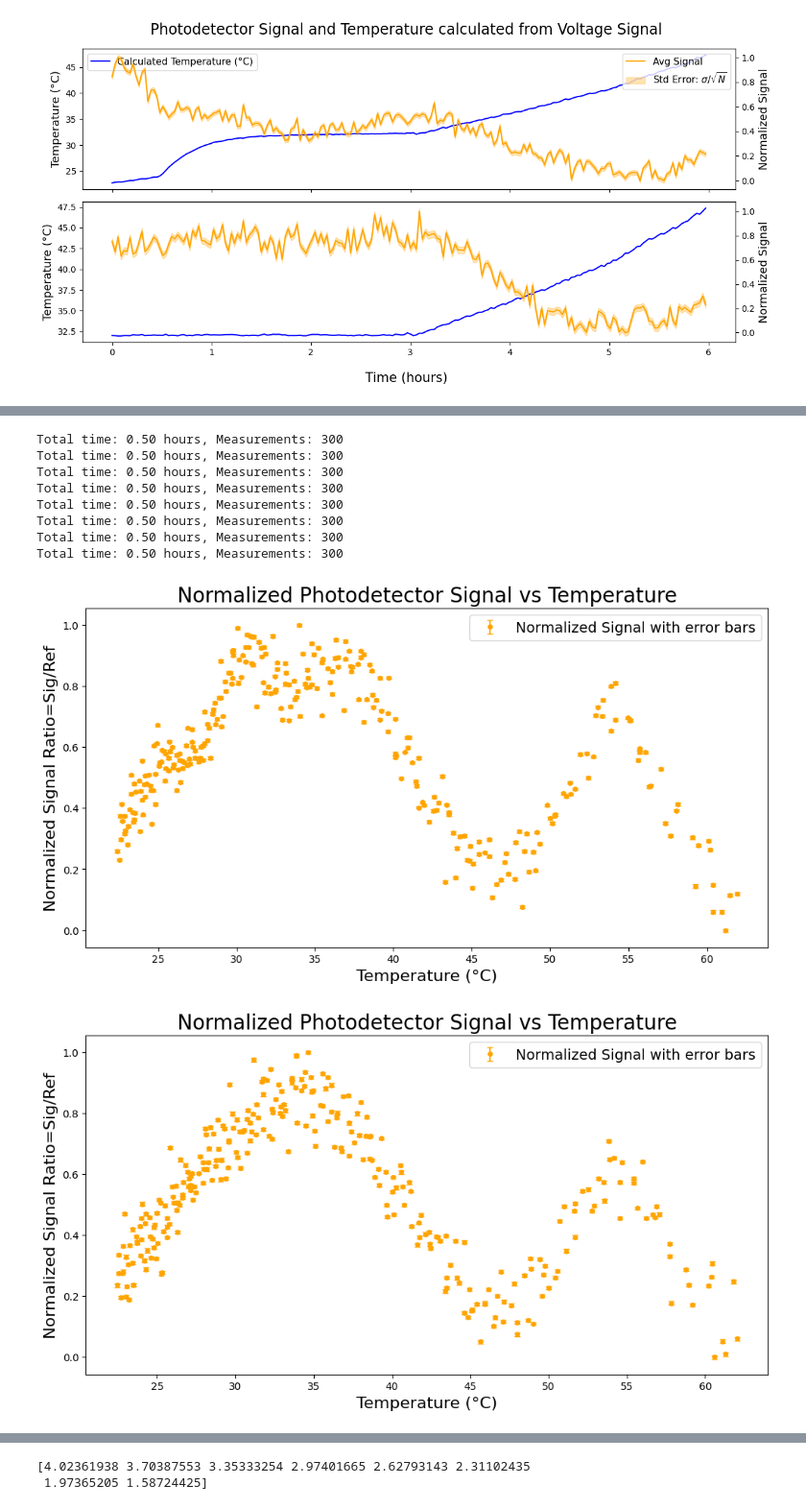
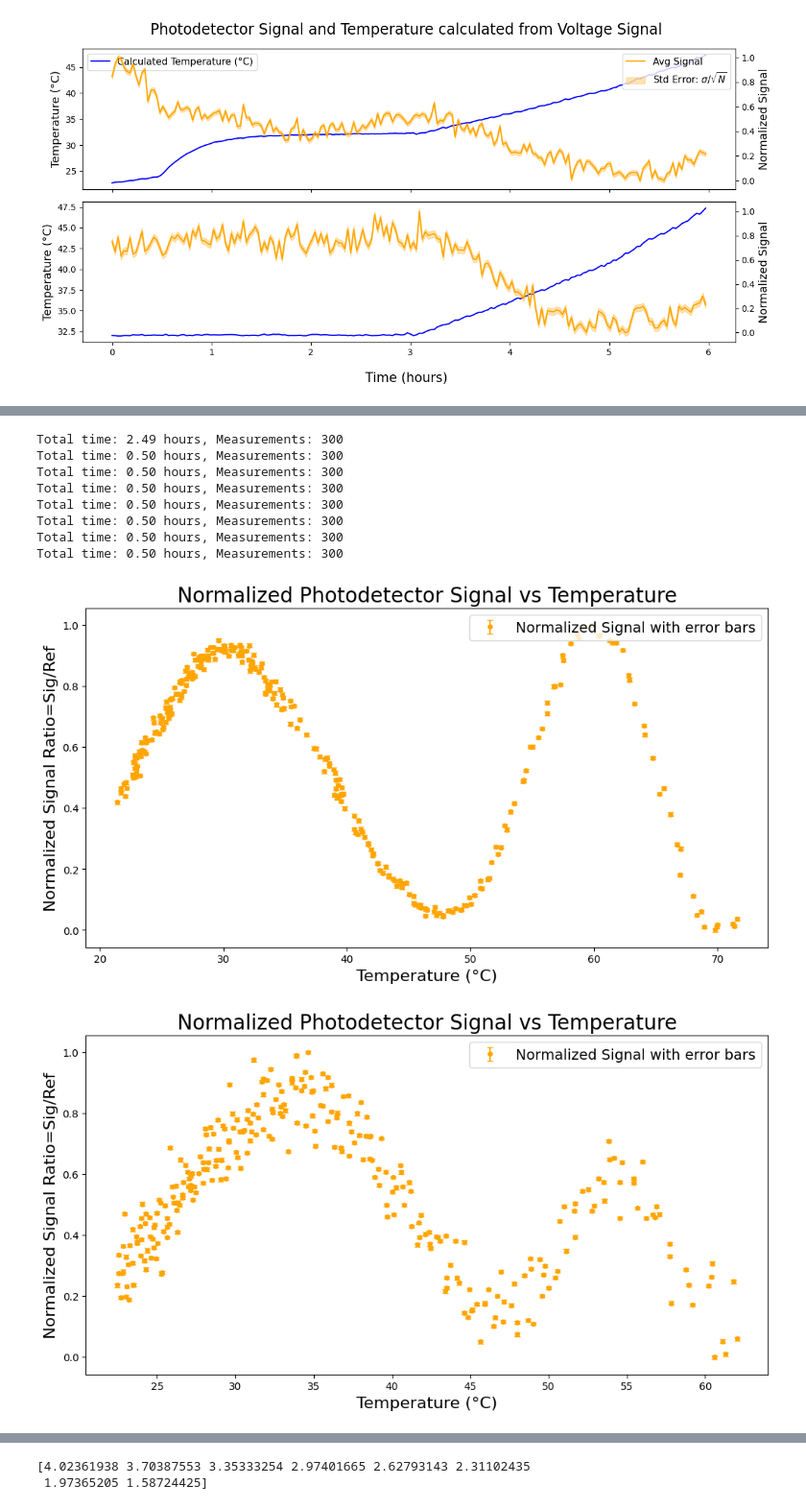
Before and after one commit to qpit/Eskild-Project-2026, a Jupyter notebook: overnight_data.ipynb, the cells around one changed output, grey strips where cells are left out. Shown at 96% size. Saved outputs shown, nothing was run; the diff lists cells and outputs as text; code cells hidden in the pictures.

Commit message:
Added full h plotting.

```diff
--- a/overnight_data.ipynb
+++ b/overnight_data.ipynb
@@ -406,7 +414,7 @@ First Total time: 5.97 hours, Measurements: 200
 Second Total time: 5.97 hours, Measurements: 200
 [figure]
 # %%
-filepath = r"Overnight_data\Overnight_data_17-04-2026_08-47.csv" # Update with your actual filename
+filepath = r"Overnight_data\Overnight_data_17-04-2026_11-59.csv" # Update with your actual filename
 data = np.genfromtxt(filepath, delimiter=',', skip_header=1)
 time_data = data[:, 0]
 time_hours = time_data / 3600
@@ -464,5 +472,5 @@ First Total time: 0.25 hours, Measurements: 100
 # %%
-filenames = [r"Overnight_data\Overnight_data_13-04-2026_16-59.csv",
+filenames = [r"Overnight_data\Overnight_data_21-04-2026_21-13.csv",
              r"Overnight_data\Overnight_data_13-04-2026_19-05.csv",
              r"Overnight_data\Overnight_data_13-04-2026_21-12.csv",
              r"Overnight_data\Overnight_data_13-04-2026_23-18.csv",
@@ -483,35 +491,35 @@ for filepath in filenames:
     resist = voltage_to_kOhm(channel2)
     temperature = temperature_from_resistance(resist)
 
     # Normalize channel 1 by using channel 3 as reference
     ch1_ch3_ratio = channel1 / channel3
 
     SEM_ch1 = SEM[:, 0]
     SEM_ch3 = SEM[:, 2]
     # Ensure error is always positive using np.abs
     ratio_sem = np.abs(ch1_ch3_ratio) * np.sqrt((SEM_ch1 / channel1)**2 + (SEM_ch3 / channel3)**2)
 
     normalized_ratio = (ch1_ch3_ratio - np.min(ch1_ch3_ratio)) / (np.max(ch1_ch3_ratio) - np.min(ch1_ch3_ratio))
     normalized_sem = ratio_sem / (np.max(ch1_ch3_ratio) - np.min(ch1_ch3_ratio))
 
     #Normalized signal against temperature
     fig, ax = plt.subplots(figsize=(12, 6))
     ax.errorbar(temperature, normalized_ratio, yerr=normalized_sem, label='Normalized Signal with error bars', color='orange', fmt='o', markersize=4, capsize=3)
     ax.set_xlabel('Temperature (°C)', fontsize=16)
     ax.set_ylabel('Normalized Signal Ratio=Sig/Ref', fontsize=16)
     ax.legend(loc='upper right', fontsize=14)
     ax.set_title('Normalized Photodetector Signal vs Temperature', fontsize=20)
     print(f"Total time: {time_hours[-1]:.2f} hours, Measurements: {len(time_data)}")
 # %% [output]
+Total time: 2.49 hours, Measurements: 300
 Total time: 0.50 hours, Measurements: 300
 Total time: 0.50 hours, Measurements: 300
 Total time: 0.50 hours, Measurements: 300
 Total time: 0.50 hours, Measurements: 300
 Total time: 0.50 hours, Measurements: 300
 Total time: 0.50 hours, Measurements: 300
 Total time: 0.50 hours, Measurements: 300
-Total time: 0.50 hours, Measurements: 300
-[figure, old version]
+[figure, new version]
 [figure]
 [figure]
 [figure]
```
Also changed, not shown: parts of 9 cells of this notebook, 3 other files.
